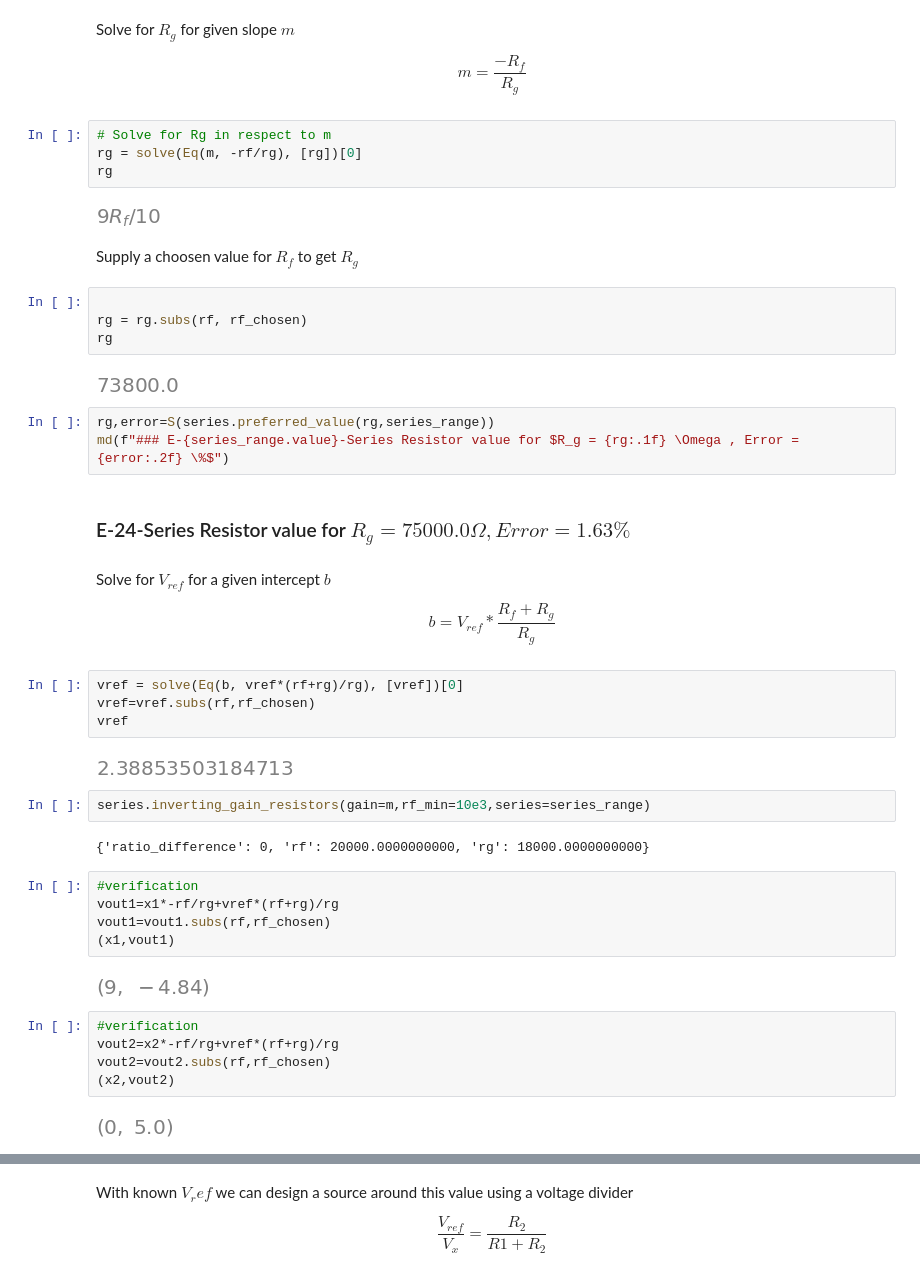
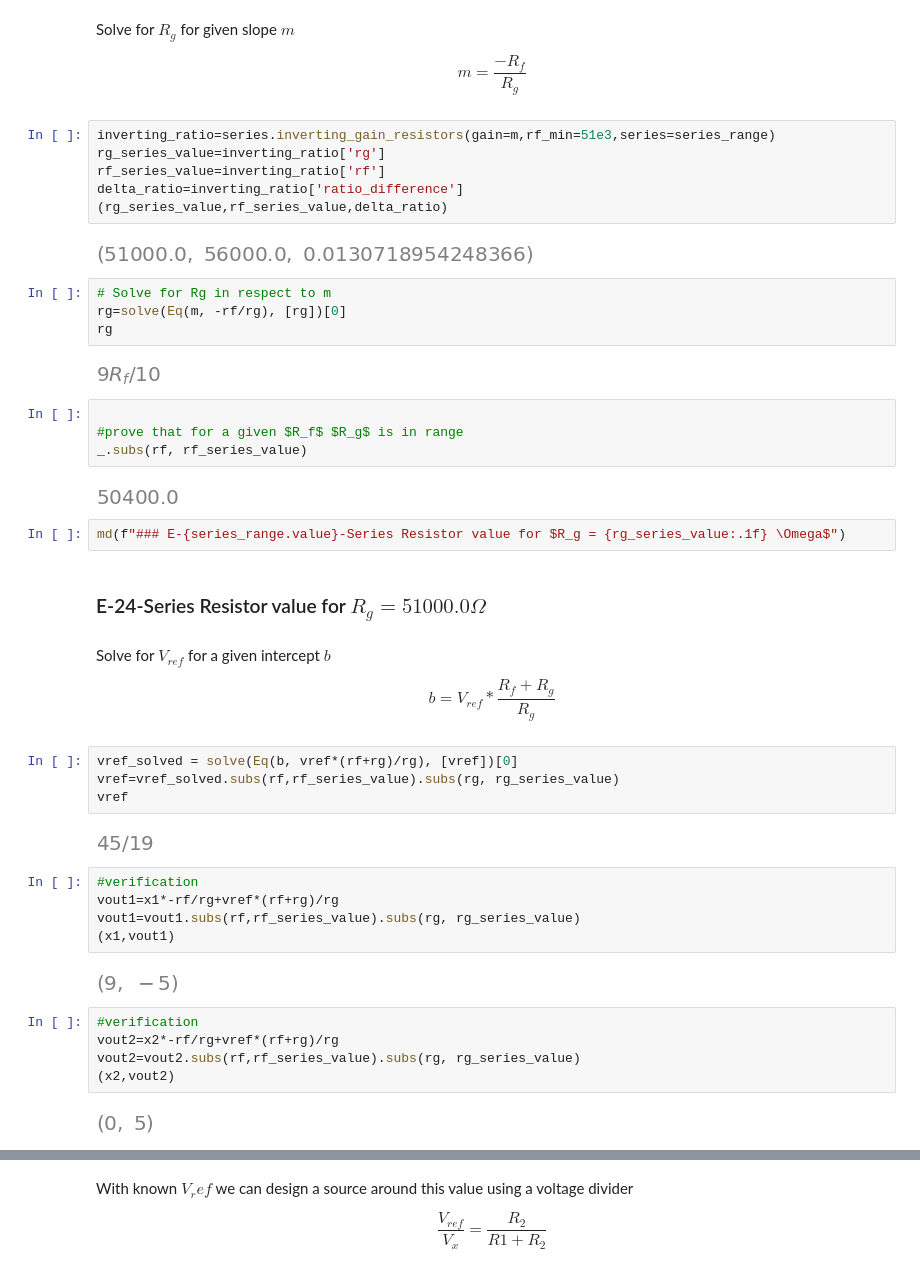
Before and after one commit to h-filzer/OpAmp-Notebooks, a Jupyter notebook: 02-case3.ipynb, the cells around one changed output, grey strips where cells are left out. Drawn from its saved outputs; the diff is of its cells as text.

Commit message:
determine rf and rg on ratio

```diff
--- a/02-case3.ipynb
+++ b/02-case3.ipynb
@@ -90,25 +89,30 @@ Solve for $R_g$ for given slope $m$
 $$
 m=\dfrac{-R_f}{R_g}
 $$
+# %%
+inverting_ratio=series.inverting_gain_resistors(gain=m,rf_min=51e3,series=series_range)
+rg_series_value=inverting_ratio['rg']
+rf_series_value=inverting_ratio['rf']
+delta_ratio=inverting_ratio['ratio_difference']
+(rg_series_value,rf_series_value,delta_ratio)
+# %% [output]
+[figure, added]
 # %%
 # Solve for Rg in respect to m
-rg = solve(Eq(m, -rf/rg), [rg])[0]
+rg=solve(Eq(m, -rf/rg), [rg])[0]
 rg
 # %% [output]
 [figure]
-# %% [markdown]
-Supply a choosen value for $R_f$ to get $R_g$
-# %%
-
-rg = rg.subs(rf, rf_chosen)
-rg
-# %% [output]
-[figure, removed]
+# %%
+
+#prove that for a given $R_f$ $R_g$ is in range
+_.subs(rf, rf_series_value)
+# %% [output]
+[figure, added]
 # %%
-rg,error=S(series.preferred_value(rg,series_range))
-md(f"### E-{series_range.value}-Series Resistor value for $R_g = {rg:.1f} \Omega , Error = {error:.2f} \%$")
+md(f"### E-{series_range.value}-Series Resistor value for $R_g = {rg_series_value:.1f} \Omega$")
 # %% [output]
-### E-24-Series Resistor value for $R_g = 75000.0 \Omega , Error = 1.63 \%$
+### E-24-Series Resistor value for $R_g = 51000.0 \Omega$
 # %% [markdown]
 Solve for $V_{ref}$ for a given intercept $b$
 
@@ -116,27 +120,23 @@ $$
 b=V_{ref}* \dfrac{R_f+R_g}{R_g}
 $$
 # %%
-vref = solve(Eq(b, vref*(rf+rg)/rg), [vref])[0]
-vref=vref.subs(rf,rf_chosen)
+vref_solved = solve(Eq(b, vref*(rf+rg)/rg), [vref])[0]
+vref=vref_solved.subs(rf,rf_series_value).subs(rg, rg_series_value)
 vref
 # %% [output]
-[figure, old version]
+[figure, new version]
-# %%
-series.inverting_gain_resistors(gain=m,rf_min=10e3,series=series_range)
-# %% [output]
-{'ratio_difference': 0, 'rf': 20000.0000000000, 'rg': 18000.0000000000}
 # %%
 #verification
 vout1=x1*-rf/rg+vref*(rf+rg)/rg
-vout1=vout1.subs(rf,rf_chosen)
+vout1=vout1.subs(rf,rf_series_value).subs(rg, rg_series_value)
 (x1,vout1)
 # %% [output]
-[figure, old version]
+[figure, new version]
 # %%
 #verification
 vout2=x2*-rf/rg+vref*(rf+rg)/rg
-vout2=vout2.subs(rf,rf_chosen)
+vout2=vout2.subs(rf,rf_series_value).subs(rg, rg_series_value)
 (x2,vout2)
 # %% [output]
-[figure, old version]
+[figure, new version]
 # %%
```
Also changed, not shown: parts of 4 cells of this notebook, 4 other files.
